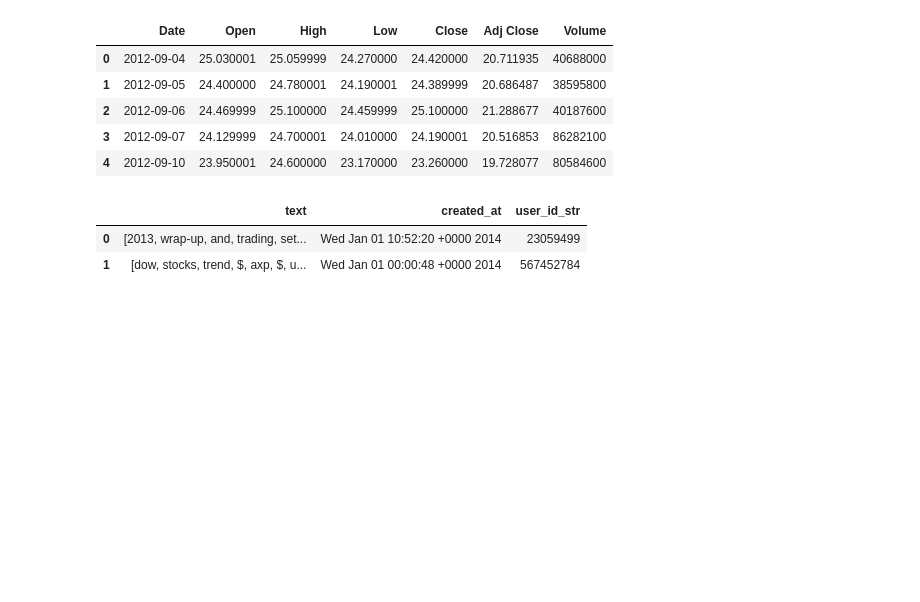
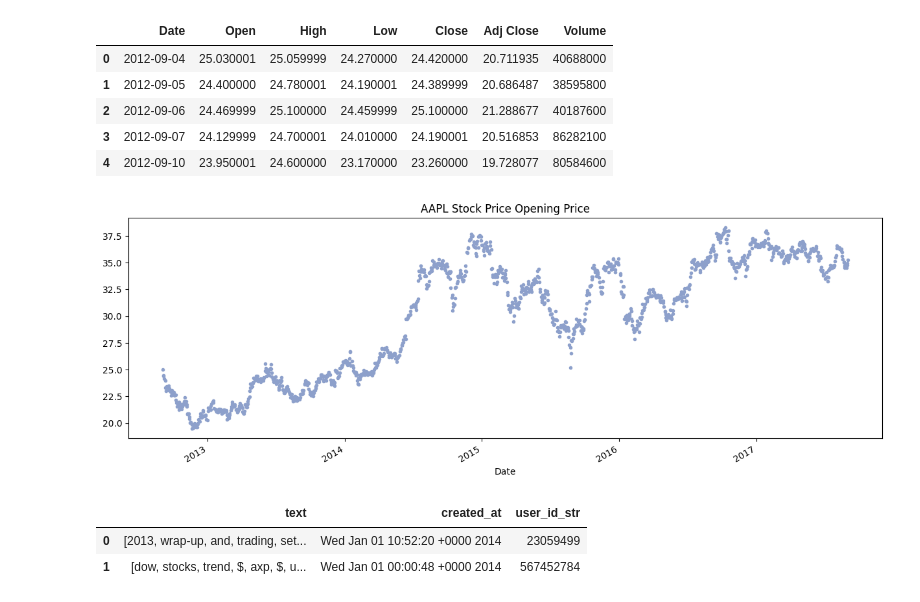
Before and after one commit to milapchu/datathon_2024, a Jupyter notebook: datathon.ipynb, the cells around one changed output. Cells and saved outputs as stored; diff of their text form; code cells hidden in the pictures; blank space fills up the shorter version.

```diff
--- a/datathon.ipynb
+++ b/datathon.ipynb
@@ -82,6 +38,18 @@ price.head()
 | 2 | 2012-09-06 | 24.469999 | 25.100000 | 24.459999 | 25.100000 | 21.288677 | 40187600 |
 | 3 | 2012-09-07 | 24.129999 | 24.700001 | 24.010000 | 24.190001 | 20.516853 | 86282100 |
 | 4 | 2012-09-10 | 23.950001 | 24.600000 | 23.170000 | 23.260000 | 19.728077 | 80584600 |
+# %%
+price.set_index('Date', inplace=True)
+price.index = pd.to_datetime(price.index)
+# %%
+price["Open"].plot(title='AAPL Stock Price Opening Price',
+        style='.',
+        figsize=(15,5),
+        use_index=True,
+        color=color_pal[2])
+plt.show()
+# %% [output]
+[figure, added]
 # %%
 day = '2014-01-01'
 file_path = tweet_path / day
```
Also changed, not shown: parts of 5 cells of this notebook.
